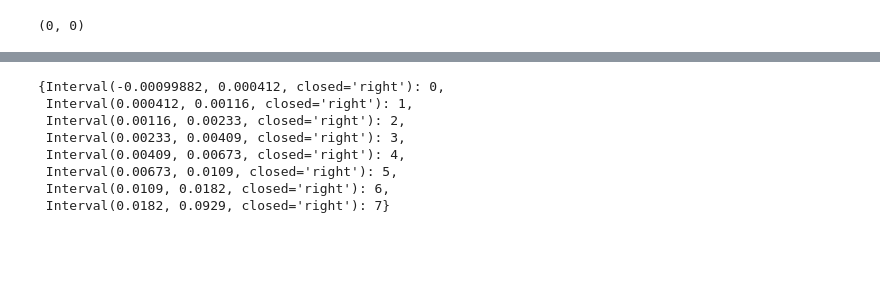
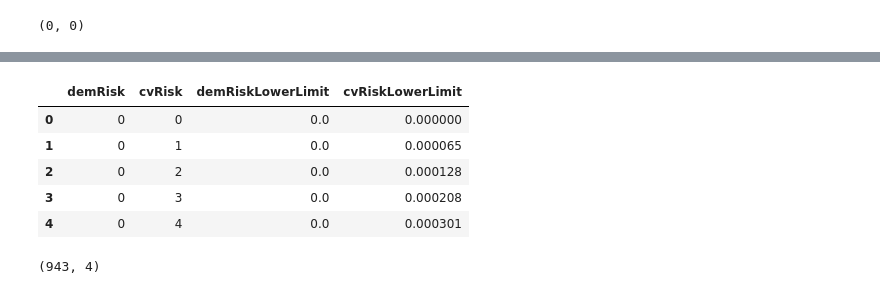
Before and after one commit to deligkaris/microsimNotebooks, a Jupyter notebook: cvDementiaQuantiles.ipynb, the cells around one changed output, grey strips where cells are left out. Saved outputs shown, nothing was run; the diff lists cells and outputs as text; code cells hidden in the pictures; blank space fills up the shorter version.

```diff
--- a/cvDementiaQuantiles.ipynb
+++ b/cvDementiaQuantiles.ipynb
@@ -447 +423,14 @@ qqcategoriesToInclude
+# %%
+qqcategoriesToInclude.head()
+# %% [output]
+|  | demRisk | cvRisk | demRiskLowerLimit | cvRiskLowerLimit |
+| 0 | 0 | 0 | 0.0 | 0.000000 |
+| 1 | 0 | 1 | 0.0 | 0.000065 |
+| 2 | 0 | 2 | 0.0 | 0.000128 |
+| 3 | 0 | 3 | 0.0 | 0.000208 |
+| 4 | 0 | 4 | 0.0 | 0.000301 |
+# %%
+qqcategoriesToInclude.shape
+# %% [output]
+(943, 4)
 # %%
@@ -449,11 +437,0 @@ qqcategoriesToInclude.to_csv("~/Desktop/qqcategoriesToInclude.csv")
-# %%
-cvQuantileNumberForQuantile
-# %% [output]
-{Interval(-0.00099882, 0.000412, closed='right'): 0,
- Interval(0.000412, 0.00116, closed='right'): 1,
- Interval(0.00116, 0.00233, closed='right'): 2,
- Interval(0.00233, 0.00409, closed='right'): 3,
- Interval(0.00409, 0.00673, closed='right'): 4,
- Interval(0.00673, 0.0109, closed='right'): 5,
- Interval(0.0109, 0.0182, closed='right'): 6,
- Interval(0.0182, 0.0929, closed='right'): 7}
```
Also changed, not shown: parts of 44 cells of this notebook, 1 other file.
